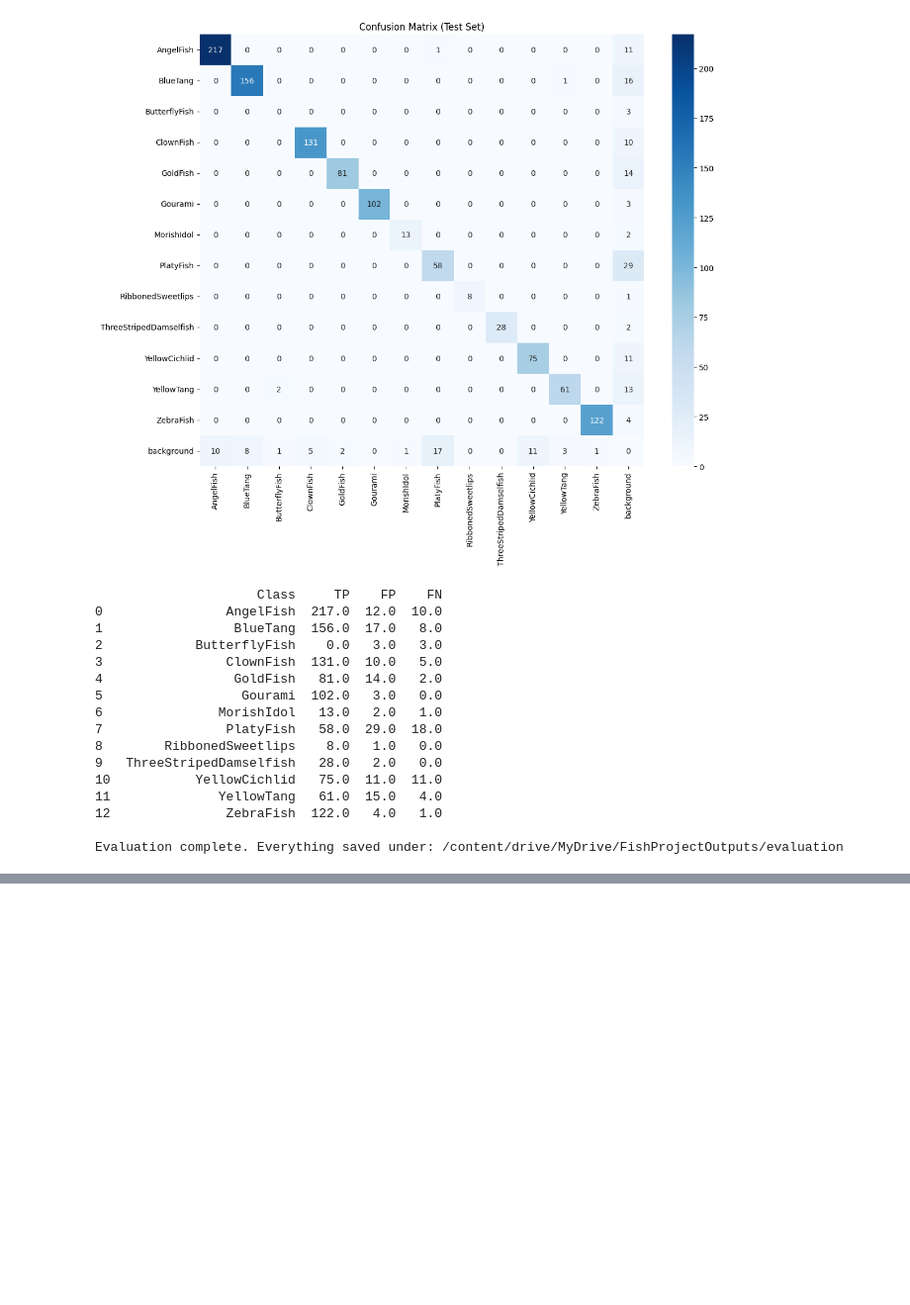
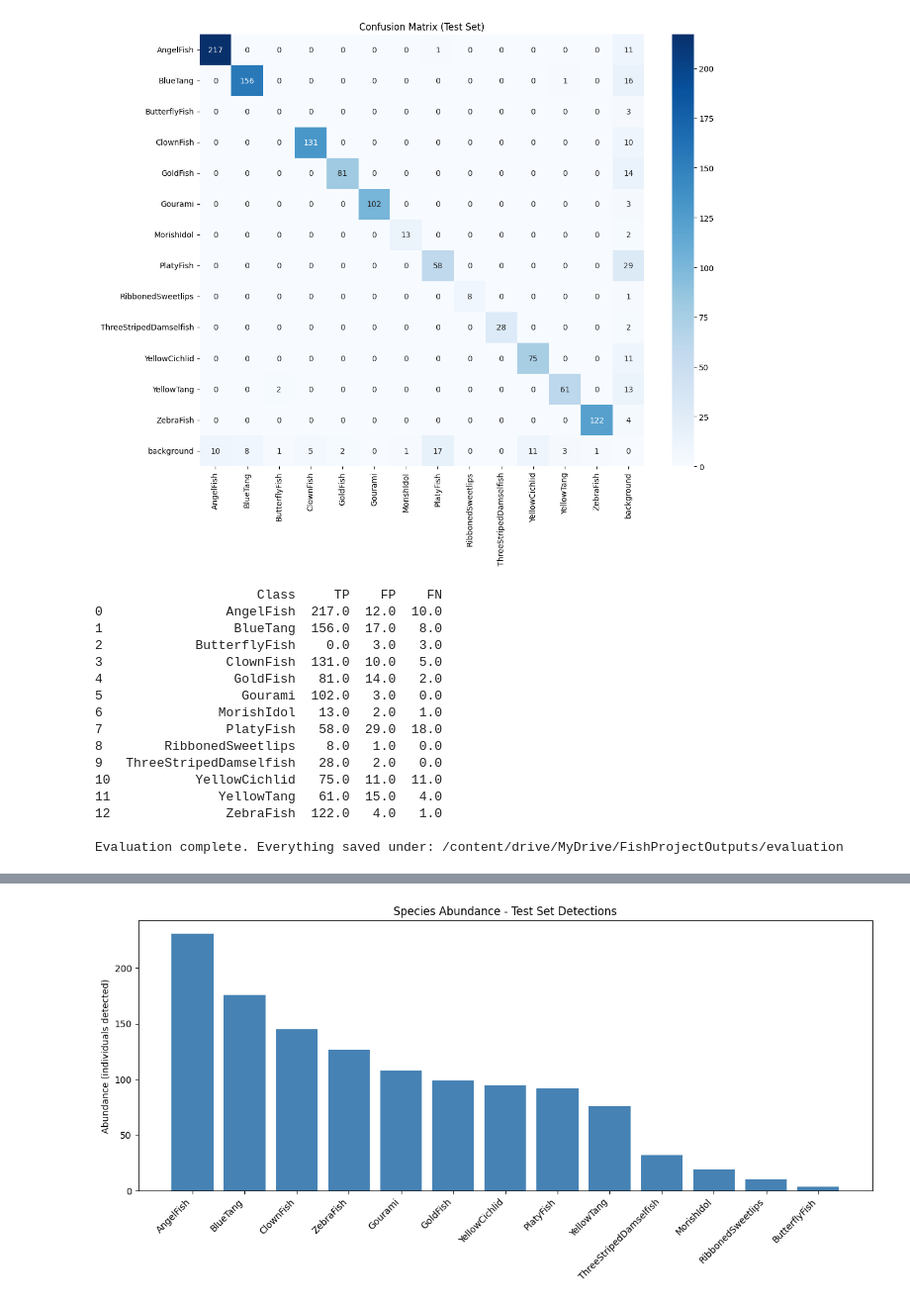
Before and after one commit to manzim/fishDetectionWithYoLoV8model, a Jupyter notebook: notebooks/ForestIT_SoSe2026.ipynb, the cells around one changed output, grey strips where cells are left out. Shown at 99% size. Saved outputs shown, nothing was run; the diff lists cells and outputs as text; code cells hidden in the pictures; blank space fills up the shorter version.

Commit message:
notebook migration

```diff
--- a/notebooks/ForestIT_SoSe2026.ipynb
+++ b/notebooks/ForestIT_SoSe2026.ipynb
@@ -618,0 +706,100 @@ ModuleNotFoundError: No module named 'ultralytics'
+# %%
+# ============================================================
+# NOTEBOOK 05 — Community Composition Analysis
+# ============================================================
+import numpy as np
+import pandas as pd
+import matplotlib.pyplot as plt
+
+COMM_DIR = OUTPUT_DIR / "community"
+FIG_DIR = OUTPUT_DIR / "figures"
+COMM_DIR.mkdir(parents=True, exist_ok=True)
+FIG_DIR.mkdir(parents=True, exist_ok=True)
+
+counts_path = OUTPUT_DIR / "counting" / "species_totals.csv"
+species_totals = pd.read_csv(counts_path)
+
+# ----------------------------------------------------------------
+# Abundance & relative abundance
+# ----------------------------------------------------------------
+total_individuals = species_totals["Total_Count"].sum()
+species_totals["Relative_Abundance_%"] = (
+    species_totals["Total_Count"] / total_individuals * 100
+).round(2)
+
+species_totals = species_totals.sort_values("Total_Count", ascending=False).reset_index(drop=True)
+species_totals["Rank"] = species_totals.index + 1
+species_totals.to_csv(COMM_DIR / "abundance_table.csv", index=False)
+print(species_totals)
+
+# present = species actually detected (excludes ButterflyFish, likely 0)
+present = species_totals[species_totals["Total_Count"] > 0]
+dominant_species = present.iloc[0]["Species"]
+rarest_species = present.iloc[-1]["Species"]
+
+# ----------------------------------------------------------------
+# Diversity indices
+# ----------------------------------------------------------------
+p = present["Total_Count"] / total_individuals
+shannon_index = -np.sum(p * np.log(p))
+simpson_index = 1 - np.sum(p ** 2)
+species_richness = present.shape[0]
+pielou_evenness = shannon_index / np.log(species_richness) if species_richness > 1 else np.nan
+
+diversity_summary = pd.DataFrame({
+    "Metric": ["Total Individuals Detected", "Species Richness (detected)",
+               "Shannon Index (H')", "Simpson Index (1-D)", "Pielou Evenness (J')",
+               "Dominant Species", "Rarest Detected Species"],
+    "Value": [total_individuals, species_richness,
+              round(shannon_index, 3), round(simpson_index, 3),
+              round(pielou_evenness, 3) if pd.notna(pielou_evenness) else "n/a",
+              dominant_species, rarest_species]
+})
+diversity_summary.to_csv(COMM_DIR / "diversity_indices.csv", index=False)
+print(diversity_summary)
+
+# ----------------------------------------------------------------
+# Figures
+# ----------------------------------------------------------------
+plt.figure(figsize=(12, 6))
+plt.bar(species_totals["Species"], species_totals["Total_Count"], color="steelblue")
+plt.xticks(rotation=45, ha="right")
+plt.ylabel("Abundance (individuals detected)")
+plt.title("Species Abundance - Test Set Detections")
+plt.tight_layout()
+plt.savefig(FIG_DIR / "community_abundance.png", dpi=300)
+plt.show()
+
+# plt.figure(figsize=(10, 10))
+# plt.pie(present["Total_Count"], labels=present["Species"], autopct="%1.1f%%", startangle=90)
+# plt.title("Relative Abundance by Species")
+# plt.savefig(FIG_DIR / "community_relative_abundance.png", dpi=300)
+# plt.show()
+plt.figure(figsize=(9, 9))
+colors = plt.cm.tab20.colors[:len(present)]
+wedges, _ = plt.pie(present["Total_Count"], startangle=90, colors=colors)
+plt.legend(
+    wedges,
+    [f"{sp} ({pct}%)" for sp, pct in zip(present["Species"], present["Relative_Abundance_%"])],
+    title="Species",
+    loc="center left",
+    bbox_to_anchor=(1.0, 0.5)
+)
+plt.title("Relative Abundance by Species")
+plt.tight_layout()
+plt.savefig(FIG_DIR / "community_relative_abundance.png", dpi=300, bbox_inches="tight")
+plt.show()
+
+plt.figure(figsize=(10, 6))
+plt.plot(present["Rank"], present["Total_Count"], marker="o")
+plt.yscale("log")
+plt.xlabel("Species Rank")
+plt.ylabel("Abundance (log scale)")
+plt.title("Rank-Abundance Curve")
+plt.tight_layout()
+plt.savefig(FIG_DIR / "rank_abundance_curve.png", dpi=300)
+plt.show()
+
+print("Community composition analysis complete.")
+# %% [output]
+[figure, added]
```
Also changed, not shown: parts of 9 cells of this notebook, 9 other files.
